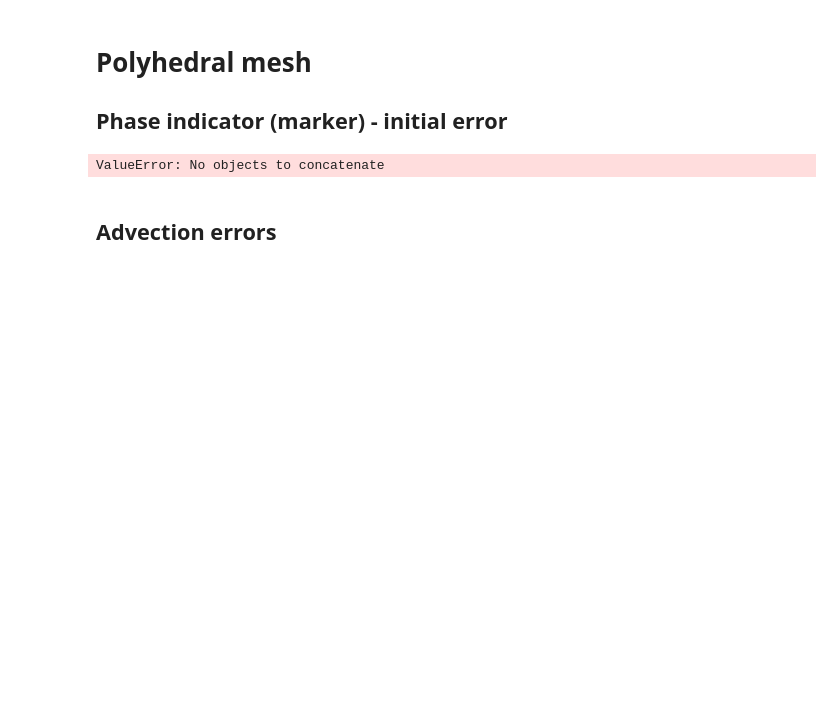
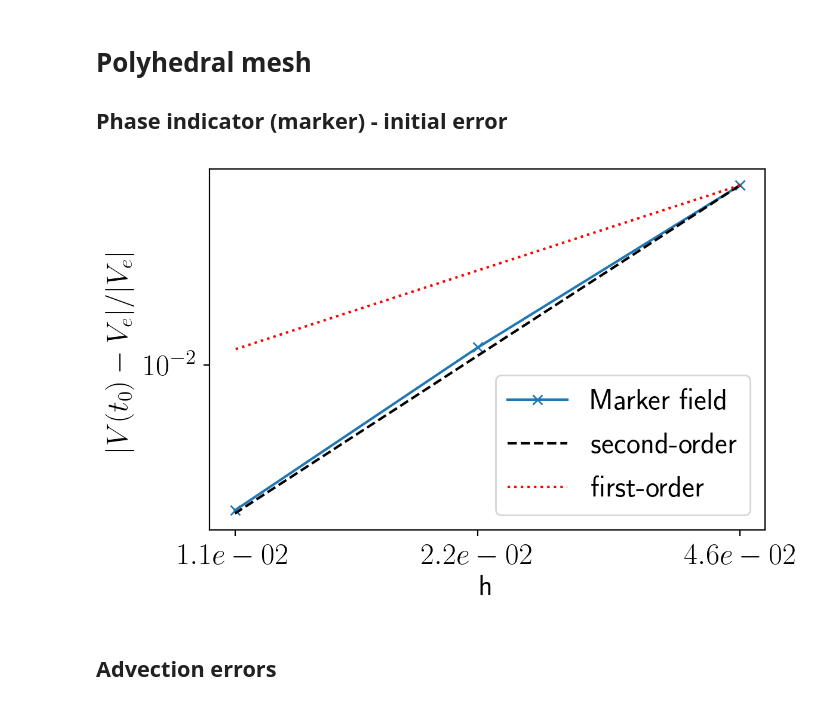
Before and after one commit to tmaric/leia, a Jupyter notebook: cases/3Dshear_poly.ipynb, the cells around one changed output. Saved outputs shown, nothing was run; the diff lists cells and outputs as text; code cells hidden in the pictures; blank space fills up the shorter version.

```diff
--- a/cases/3Dshear_poly.ipynb
+++ b/cases/3Dshear_poly.ipynb
@@ -29,14 +29,15 @@ from advectionplot import *
 # %%
 R = 0.15 # Radius
 V_e = 4*R**3 * pi / 3. # Exact volume
+study="3Dshear_poly_CN09_linear_000"
 # %% [markdown]
 # Polyhedral mesh
 
 ## Phase indicator (marker) - initial error
 # %%
-plot_marker_error("3Dshear_poly_000", exact_volume=V_e)
+plot_marker_error(study, exact_volume=V_e)
 # %% [output]
-ValueError: No objects to concatenate
+[figure, added]
 # %% [markdown]
 ## Advection errors
 # %%
```
Also changed, not shown: parts of 1 cell of this notebook, 44 other files.
